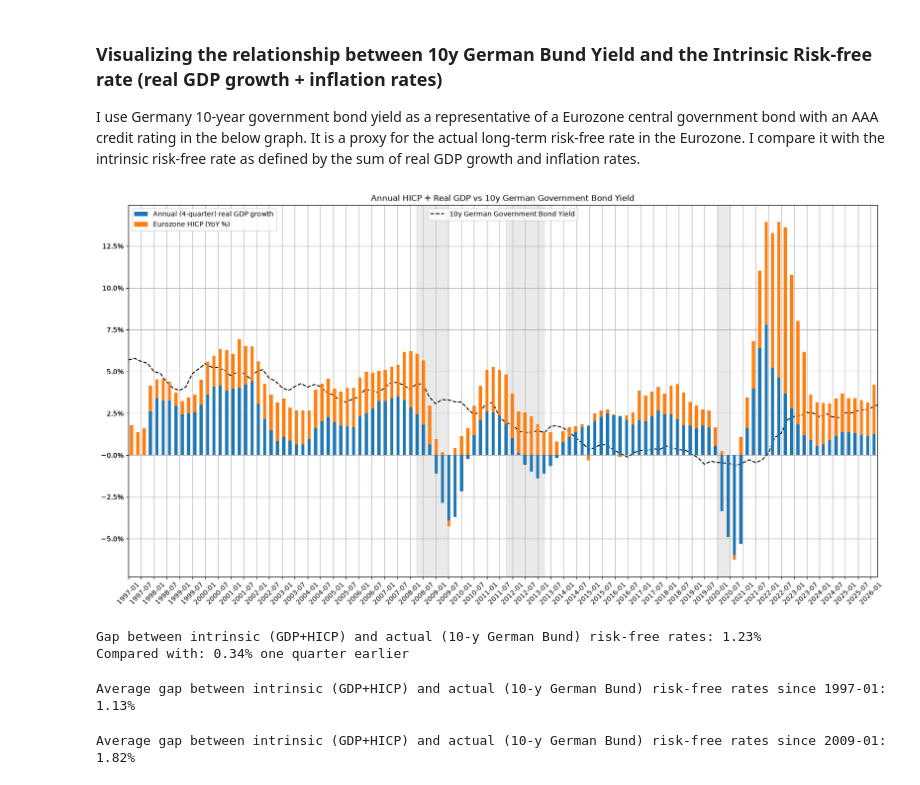
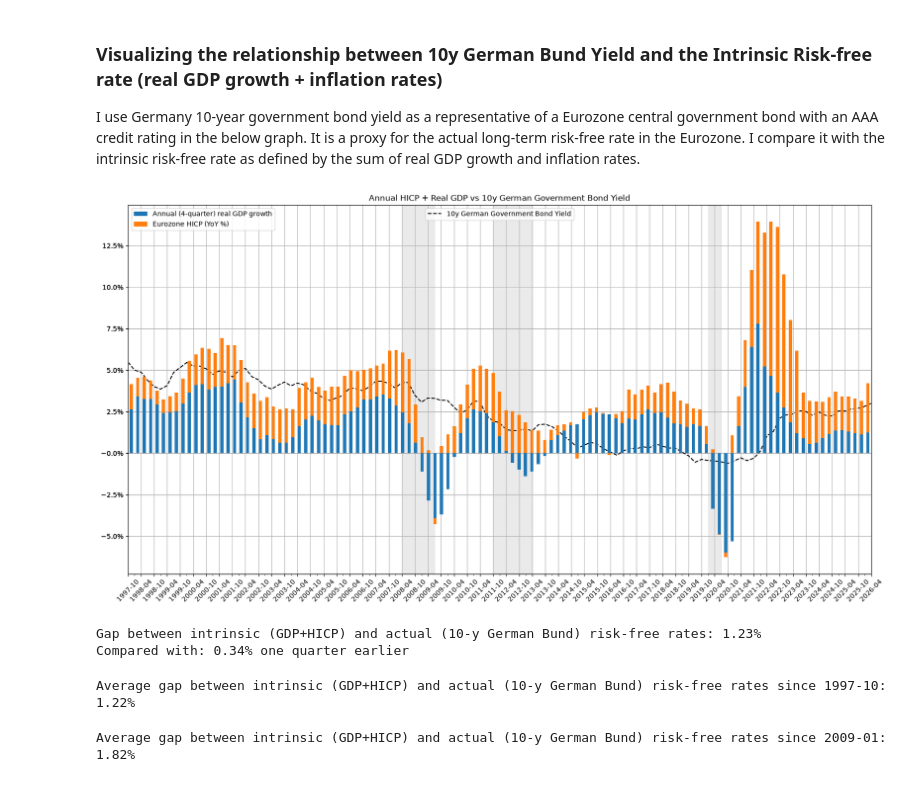
Before and after one commit to ilchen/EU_Economic_Data_Analysis, a Jupyter notebook: HICP_and_ECB_Rates.ipynb, the cells around one changed output. Cells and saved outputs as stored; diff of their text form; code cells hidden in the pictures.

Commit message:
Improved visualisations

```diff
--- a/HICP_and_ECB_Rates.ipynb
+++ b/HICP_and_ECB_Rates.ipynb
@@ -268,6 +289,7 @@ real_gdp.tail(18).style.format_index(IDX_FORMAT).format('{:.2%}')\
 | 2026-01 | 1.12% | 1.93% |
 | 2026-04 | 1.24% | 2.56% |
 # %%
+real_gdp.dropna(inplace=True)
 ax = real_gdp.iloc[:,0].plot(figsize=(20,10), grid=True, title='Eurozone Annual (4-quarter) Real GDP Growth, %',
                    xticks=real_gdp.index[::4], xlabel='', rot=45)#, yticks=np.arange(-.15, .2, 0.025))
 ax.axhline(y=0, lw=2, c='k')
@@ -289,7 +311,7 @@ Mean annual (4-quarter) real GDP growth in the Euro area since 1997-01-01: 1.64%
 # %%
 # Including only the yield on German government bonds as those of Italy are not AAA rated and cannot be regarded
 # as risk-free
-df = pd.concat([real_gdp.iloc[:,0], cpi_ecbr_irtlt.iloc[:,[0,3]].resample('QS').mean()], axis=1)\
+df = pd.concat([real_gdp.iloc[:,0], cpi_ecbr_irtlt.iloc[:,[0,3]].resample('QS').mean()], axis=1, sort=True)\
     .loc[:real_gdp.last_valid_index()] # Truncate based on last valid GDP value
 df.loc['2020':]
 # %% [output]
@@ -314,20 +336,21 @@ df.loc['2020':]
 ### Visualizing the relationship between 10y German Bund Yield and the Intrinsic Risk-free rate (real GDP growth + inflation rates)
 I use Germany 10-year government bond yield as a representative of a Eurozone central government bond with an AAA credit rating in the below graph. It is a proxy for the actual long-term risk-free rate in the Eurozone. I compare it with the intrinsic risk-free rate as defined by the sum of real GDP growth and inflation rates.
 # %%
+df.dropna(inplace=True)
 ax = df.iloc[:, -1].plot(figsize=(20,10), grid=True,
                          title='Annual HICP + Real GDP vs ' + DE_YIELD_LABEL,
                          xticks=df.index[::2], xlabel='', rot=45,
                          yticks=np.arange(-.15, .2, 0.025), linestyle='--', color='k')
 ax2 = ax.twiny()
 with pd.plotting.plot_params.use("x_compat", True):
     df.iloc[:,[0,1]].plot.bar(ax=ax2, xlabel='', stacked=True)
 ax.legend(loc='upper center')
 add_recession_shading(ax, recessions, add_legend_entry=False)
 ax.yaxis.set_major_formatter(mtick.PercentFormatter(1))
 ax2.xaxis.set_major_locator(mtick.NullLocator())
 _ = ax.set_xticklabels(list(map('{:%Y-%m}'.format, df.index[::2])))
 # %% [output]
-[figure, old version]
+[figure, new version]
 # %%
 print('Gap between intrinsic (GDP+HICP) and actual (10-y German Bund) risk-free rates: {:.2%}\n'
       'Compared with: {:.2%} one quarter earlier'.format(
@@ -339,7 +362,7 @@ Compared with: 0.34% one quarter earlier
 print('Average gap between intrinsic (GDP+HICP) and actual (10-y German Bund) risk-free rates since {:%Y-%m}: {:.2%}'
       .format(df.index[0], df.iloc[:,0].mean() + df.iloc[:,1].mean() - df.iloc[:,2].mean()))
 # %% [output]
-Average gap between intrinsic (GDP+HICP) and actual (10-y German Bund) risk-free rates since 1997-01: 1.13%
+Average gap between intrinsic (GDP+HICP) and actual (10-y German Bund) risk-free rates since 1997-10: 1.22%
 # %%
 from_dt = pd.Timestamp(2009, 1, 1)
 means = df.loc[from_dt:].mean()
```
Also changed, not shown: parts of 23 cells of this notebook.
